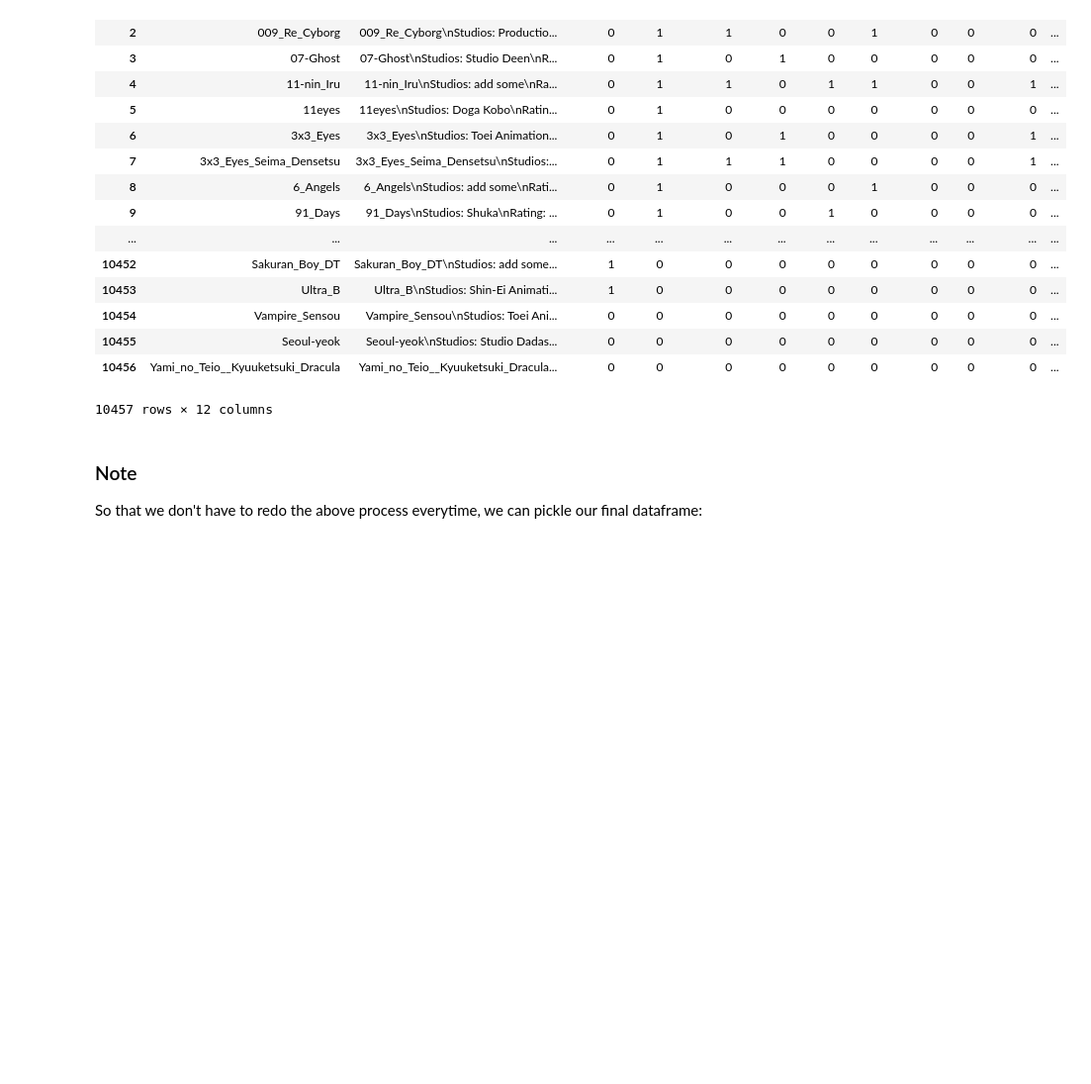
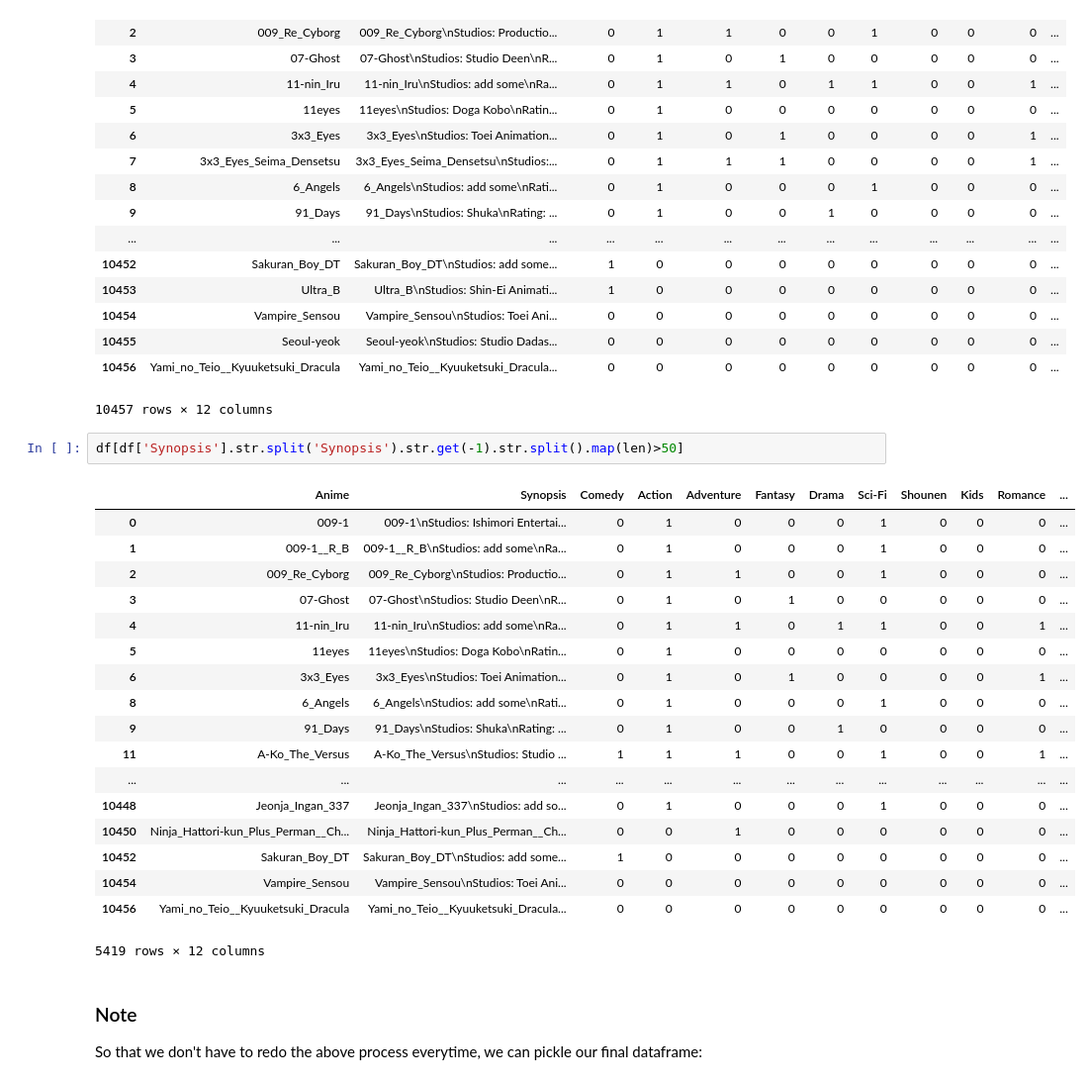
Before and after one commit to kurtisdavid/animeSynopsisClassifier, a Jupyter notebook: AnimeSynopsisClassifier.ipynb, the cells around one changed output. Shown: that part at 99% size. Cells and saved outputs as stored; diff of their text form; blank space fills up the shorter version.

```diff
--- a/AnimeSynopsisClassifier.ipynb
+++ b/AnimeSynopsisClassifier.ipynb
@@ -261,6 +262,27 @@ df
 | 10455 | Seoul-yeok | Seoul-yeok\nStudios: Studio Dadas... | 0 | 0 | 0 | 0 | 0 | 0 | 0 | 0 | 0 | ... |
 | 10456 | Yami_no_Teio__Kyuuketsuki_Dracula | Yami_no_Teio__Kyuuketsuki_Dracula... | 0 | 0 | 0 | 0 | 0 | 0 | 0 | 0 | 0 | ... |
 10457 rows × 12 columns
+# %%
+df[df['Synopsis'].str.split('Synopsis').str.get(-1).str.split().map(len)>50]
+# %% [output]
+|  | Anime | Synopsis | Comedy | Action | Adventure | Fantasy | Drama | Sci-Fi | Shounen | Kids | Romance | ... |
+| 0 | 009-1 | 009-1\nStudios: Ishimori Entertai... | 0 | 1 | 0 | 0 | 0 | 1 | 0 | 0 | 0 | ... |
+| 1 | 009-1__R_B | 009-1__R_B\nStudios: add some\nRa... | 0 | 1 | 0 | 0 | 0 | 1 | 0 | 0 | 0 | ... |
+| 2 | 009_Re_Cyborg | 009_Re_Cyborg\nStudios: Productio... | 0 | 1 | 1 | 0 | 0 | 1 | 0 | 0 | 0 | ... |
+| 3 | 07-Ghost | 07-Ghost\nStudios: Studio Deen\nR... | 0 | 1 | 0 | 1 | 0 | 0 | 0 | 0 | 0 | ... |
+| 4 | 11-nin_Iru | 11-nin_Iru\nStudios: add some\nRa... | 0 | 1 | 1 | 0 | 1 | 1 | 0 | 0 | 1 | ... |
+| 5 | 11eyes | 11eyes\nStudios: Doga Kobo\nRatin... | 0 | 1 | 0 | 0 | 0 | 0 | 0 | 0 | 0 | ... |
+| 6 | 3x3_Eyes | 3x3_Eyes\nStudios: Toei Animation... | 0 | 1 | 0 | 1 | 0 | 0 | 0 | 0 | 1 | ... |
+| 8 | 6_Angels | 6_Angels\nStudios: add some\nRati... | 0 | 1 | 0 | 0 | 0 | 1 | 0 | 0 | 0 | ... |
+| 9 | 91_Days | 91_Days\nStudios: Shuka\nRating: ... | 0 | 1 | 0 | 0 | 1 | 0 | 0 | 0 | 0 | ... |
+| 11 | A-Ko_The_Versus | A-Ko_The_Versus\nStudios: Studio ... | 1 | 1 | 1 | 0 | 0 | 1 | 0 | 0 | 1 | ... |
+| ... | ... | ... | ... | ... | ... | ... | ... | ... | ... | ... | ... | ... |
+| 10448 | Jeonja_Ingan_337 | Jeonja_Ingan_337\nStudios: add so... | 0 | 1 | 0 | 0 | 0 | 1 | 0 | 0 | 0 | ... |
+| 10450 | Ninja_Hattori-kun_Plus_Perman__Ch... | Ninja_Hattori-kun_Plus_Perman__Ch... | 0 | 0 | 1 | 0 | 0 | 0 | 0 | 0 | 0 | ... |
+| 10452 | Sakuran_Boy_DT | Sakuran_Boy_DT\nStudios: add some... | 1 | 0 | 0 | 0 | 0 | 0 | 0 | 0 | 0 | ... |
+| 10454 | Vampire_Sensou | Vampire_Sensou\nStudios: Toei Ani... | 0 | 0 | 0 | 0 | 0 | 0 | 0 | 0 | 0 | ... |
+| 10456 | Yami_no_Teio__Kyuuketsuki_Dracula | Yami_no_Teio__Kyuuketsuki_Dracula... | 0 | 0 | 0 | 0 | 0 | 0 | 0 | 0 | 0 | ... |
+5419 rows × 12 columns
 # %% [markdown]
 ### Note
 
```
Also changed, not shown: parts of 8 cells of this notebook.
